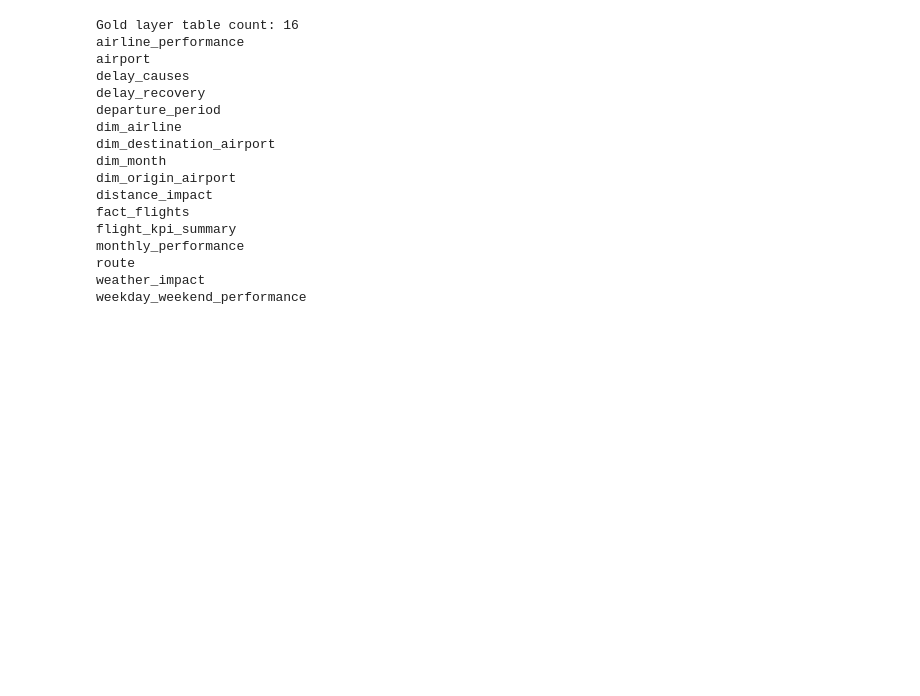
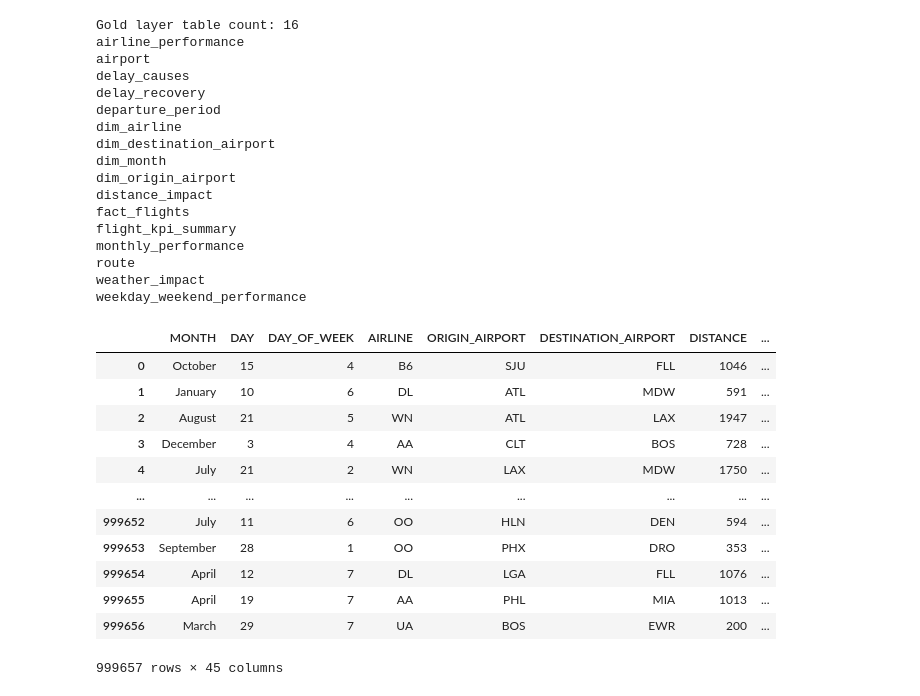
Before and after one commit to edaletsadigov/Flight-delay-analysis-E2E, a Jupyter notebook: notebooks/04_gold.ipynb, the cells around one changed output. Cells and saved outputs as stored; diff of their text form; code cells hidden in the pictures; blank space fills up the shorter version.

```diff
--- a/notebooks/04_gold.ipynb
+++ b/notebooks/04_gold.ipynb
@@ -838,3 +838,23 @@ monthly_performance
 route
 weather_impact
 weekday_weekend_performance
+# %%
+query = text("""
+    SELECT * from silver.flights_clean
+""")
+
+pd.read_sql(query,engine)
+# %% [output]
+|  | MONTH | DAY | DAY_OF_WEEK | AIRLINE | ORIGIN_AIRPORT | DESTINATION_AIRPORT | DISTANCE | ... |
+| 0 | October | 15 | 4 | B6 | SJU | FLL | 1046 | ... |
+| 1 | January | 10 | 6 | DL | ATL | MDW | 591 | ... |
+| 2 | August | 21 | 5 | WN | ATL | LAX | 1947 | ... |
+| 3 | December | 3 | 4 | AA | CLT | BOS | 728 | ... |
+| 4 | July | 21 | 2 | WN | LAX | MDW | 1750 | ... |
+| ... | ... | ... | ... | ... | ... | ... | ... | ... |
+| 999652 | July | 11 | 6 | OO | HLN | DEN | 594 | ... |
+| 999653 | September | 28 | 1 | OO | PHX | DRO | 353 | ... |
+| 999654 | April | 12 | 7 | DL | LGA | FLL | 1076 | ... |
+| 999655 | April | 19 | 7 | AA | PHL | MIA | 1013 | ... |
+| 999656 | March | 29 | 7 | UA | BOS | EWR | 200 | ... |
+999657 rows × 45 columns
```
Also changed, not shown: 1 other file.
